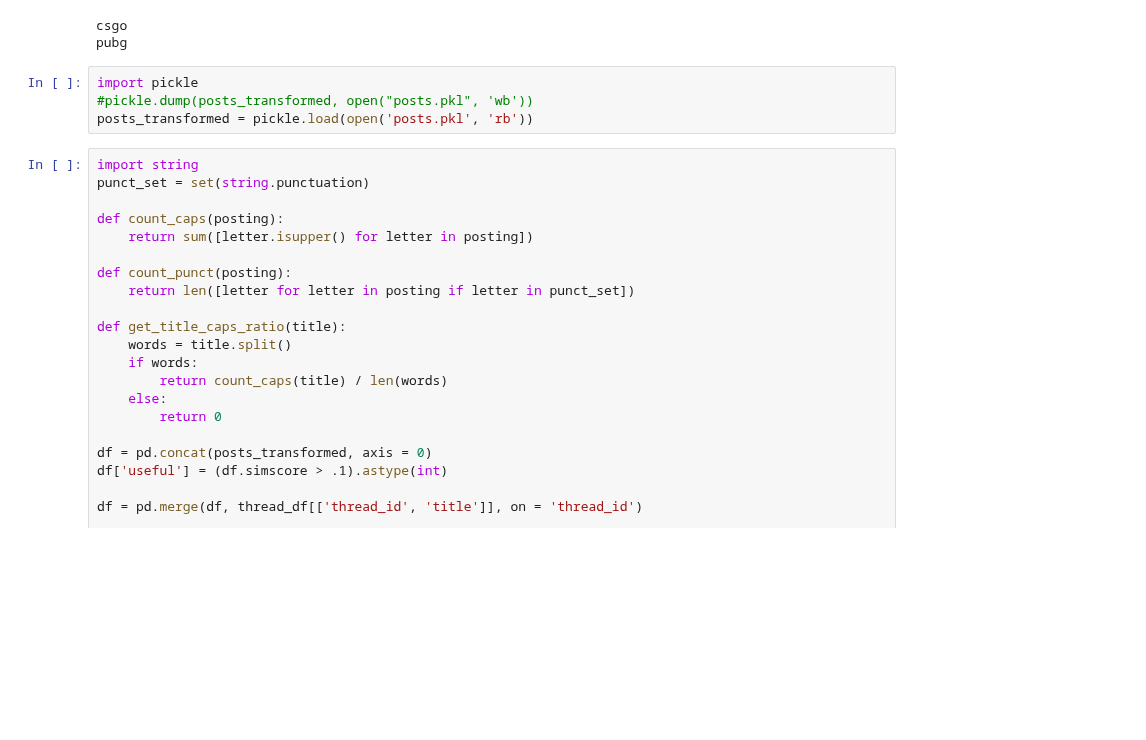
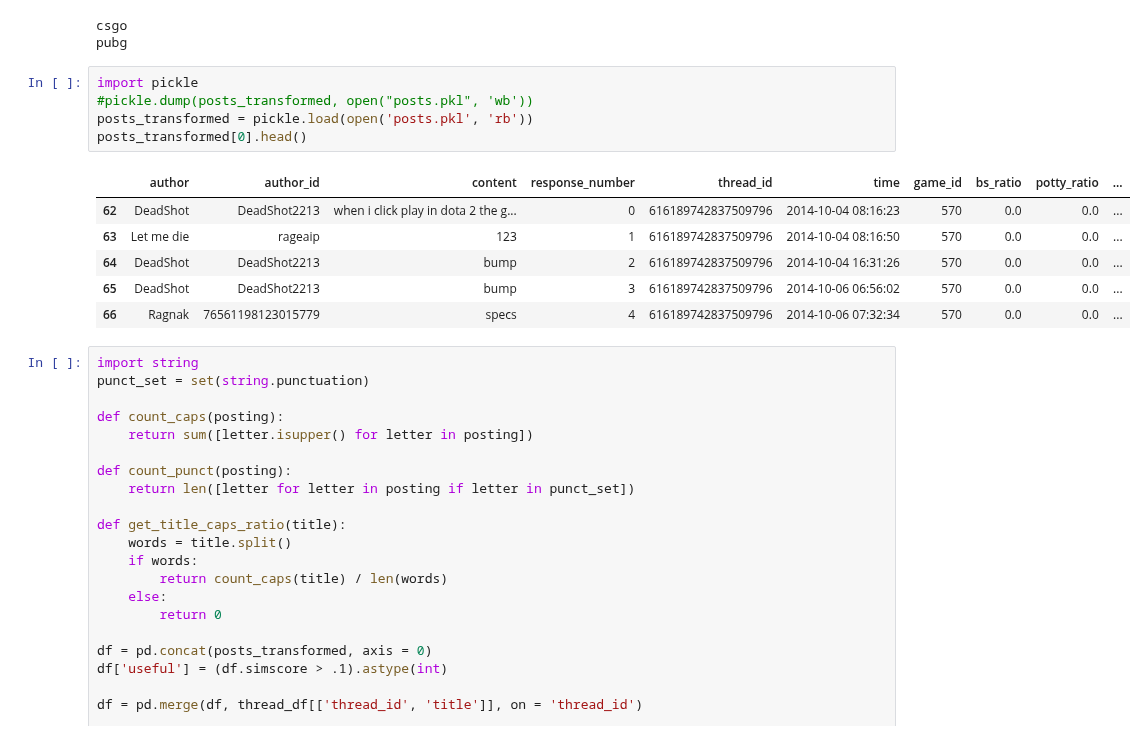
Before and after one commit to johink/Ambient, a Jupyter notebook: EDA+Modeling.ipynb, the cells around one changed output. Drawn from its saved outputs; the diff is of its cells as text; blank space fills up the shorter version.

```diff
--- a/EDA+Modeling.ipynb
+++ b/EDA+Modeling.ipynb
@@ -349,7 +399,15 @@ pubg
 # %%
 import pickle
 #pickle.dump(posts_transformed, open("posts.pkl", 'wb'))
 posts_transformed = pickle.load(open('posts.pkl', 'rb'))
+posts_transformed[0].head()
+# %% [output]
+|  | author | author_id | content | response_number | thread_id | time | game_id | bs_ratio | potty_ratio | ... |
+| 62 | DeadShot | DeadShot2213 | when i click play in dota 2 the g... | 0 | 616189742837509796 | 2014-10-04 08:16:23 | 570 | 0.0 | 0.0 | ... |
+| 63 | Let me die | rageaip | 123 | 1 | 616189742837509796 | 2014-10-04 08:16:50 | 570 | 0.0 | 0.0 | ... |
+| 64 | DeadShot | DeadShot2213 | bump | 2 | 616189742837509796 | 2014-10-04 16:31:26 | 570 | 0.0 | 0.0 | ... |
+| 65 | DeadShot | DeadShot2213 | bump | 3 | 616189742837509796 | 2014-10-06 06:56:02 | 570 | 0.0 | 0.0 | ... |
+| 66 | Ragnak | 76561198123015779 | specs | 4 | 616189742837509796 | 2014-10-06 07:32:34 | 570 | 0.0 | 0.0 | ... |
 # %%
 import string
 punct_set = set(string.punctuation)
```
Also changed, not shown: parts of 13 cells of this notebook, 1 other file.
